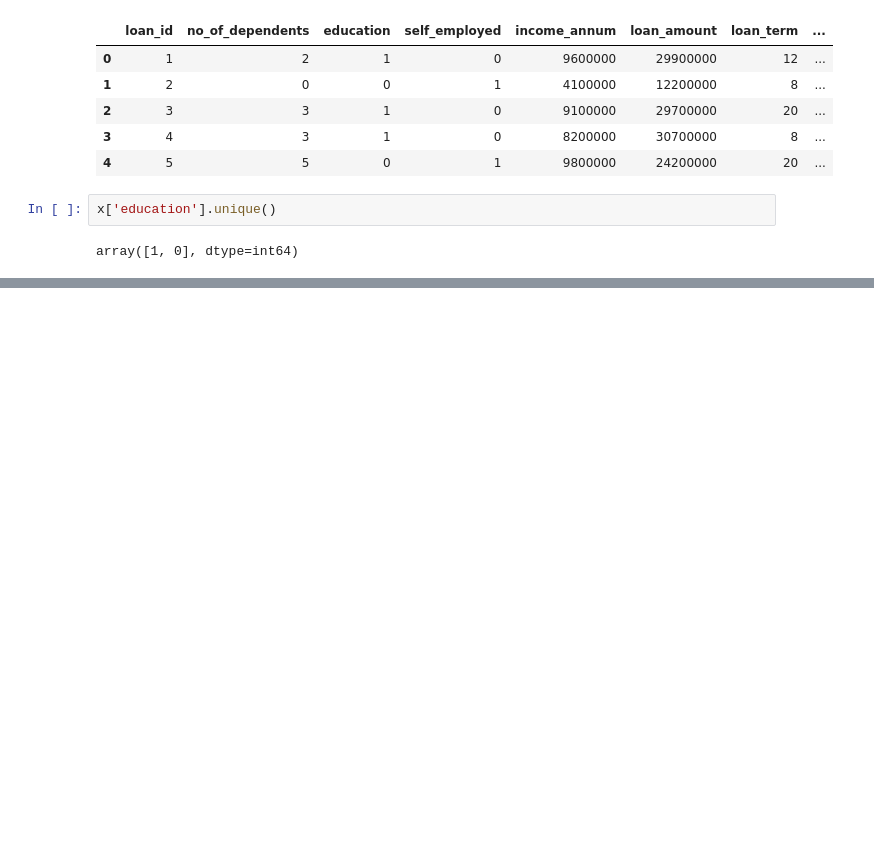
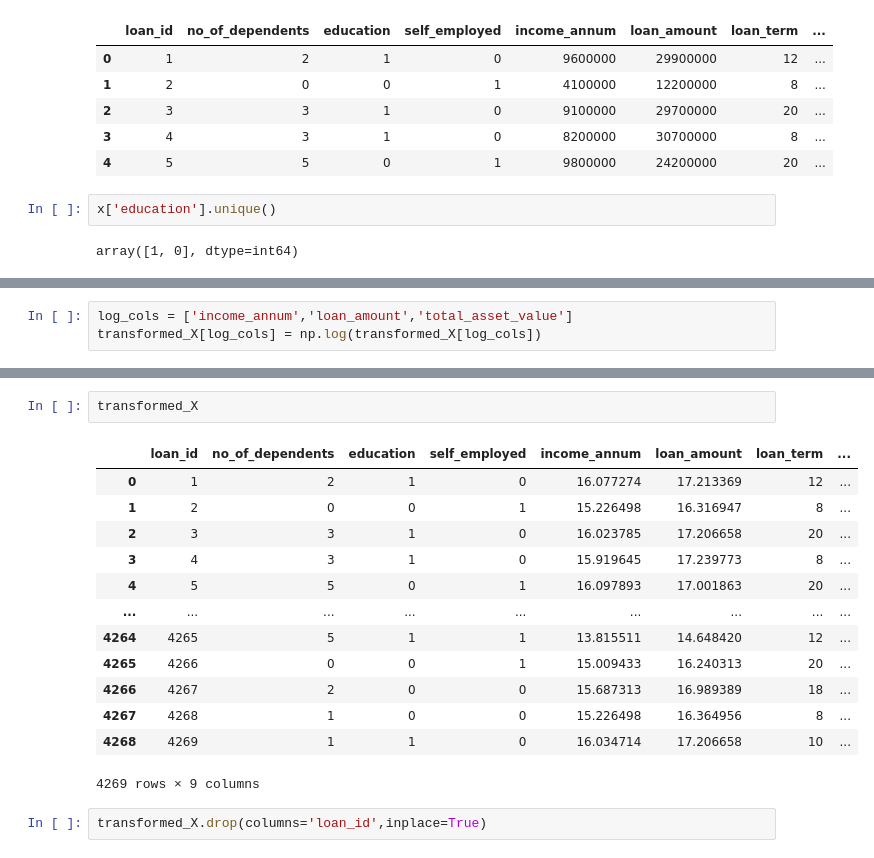
Before and after one commit to Subrat2196/MLOPs, a Jupyter notebook: laon_approval.ipynb, the cells around one changed output, grey strips where cells are left out. Saved outputs shown, nothing was run; the diff lists cells and outputs as text; blank space fills up the shorter version.

```diff
--- a/laon_approval.ipynb
+++ b/laon_approval.ipynb
@@ -298,0 +307,3 @@ array([1, 0], dtype=int64)
+# %%
+log_cols = ['income_annum','loan_amount','total_asset_value']
+transformed_X[log_cols] = np.log(transformed_X[log_cols])
@@ -298,0 +321,18 @@ array([1, 0], dtype=int64)
+# %%
+transformed_X
+# %% [output]
+|  | loan_id | no_of_dependents | education | self_employed | income_annum | loan_amount | loan_term | ... |
+| 0 | 1 | 2 | 1 | 0 | 16.077274 | 17.213369 | 12 | ... |
+| 1 | 2 | 0 | 0 | 1 | 15.226498 | 16.316947 | 8 | ... |
+| 2 | 3 | 3 | 1 | 0 | 16.023785 | 17.206658 | 20 | ... |
+| 3 | 4 | 3 | 1 | 0 | 15.919645 | 17.239773 | 8 | ... |
+| 4 | 5 | 5 | 0 | 1 | 16.097893 | 17.001863 | 20 | ... |
+| ... | ... | ... | ... | ... | ... | ... | ... | ... |
+| 4264 | 4265 | 5 | 1 | 1 | 13.815511 | 14.648420 | 12 | ... |
+| 4265 | 4266 | 0 | 0 | 1 | 15.009433 | 16.240313 | 20 | ... |
+| 4266 | 4267 | 2 | 0 | 0 | 15.687313 | 16.989389 | 18 | ... |
+| 4267 | 4268 | 1 | 0 | 0 | 15.226498 | 16.364956 | 8 | ... |
+| 4268 | 4269 | 1 | 1 | 0 | 16.034714 | 17.206658 | 10 | ... |
+4269 rows × 9 columns
+# %%
+transformed_X.drop(columns='loan_id',inplace=True)
```
Also changed, not shown: parts of 19 cells of this notebook, 8 other files.
